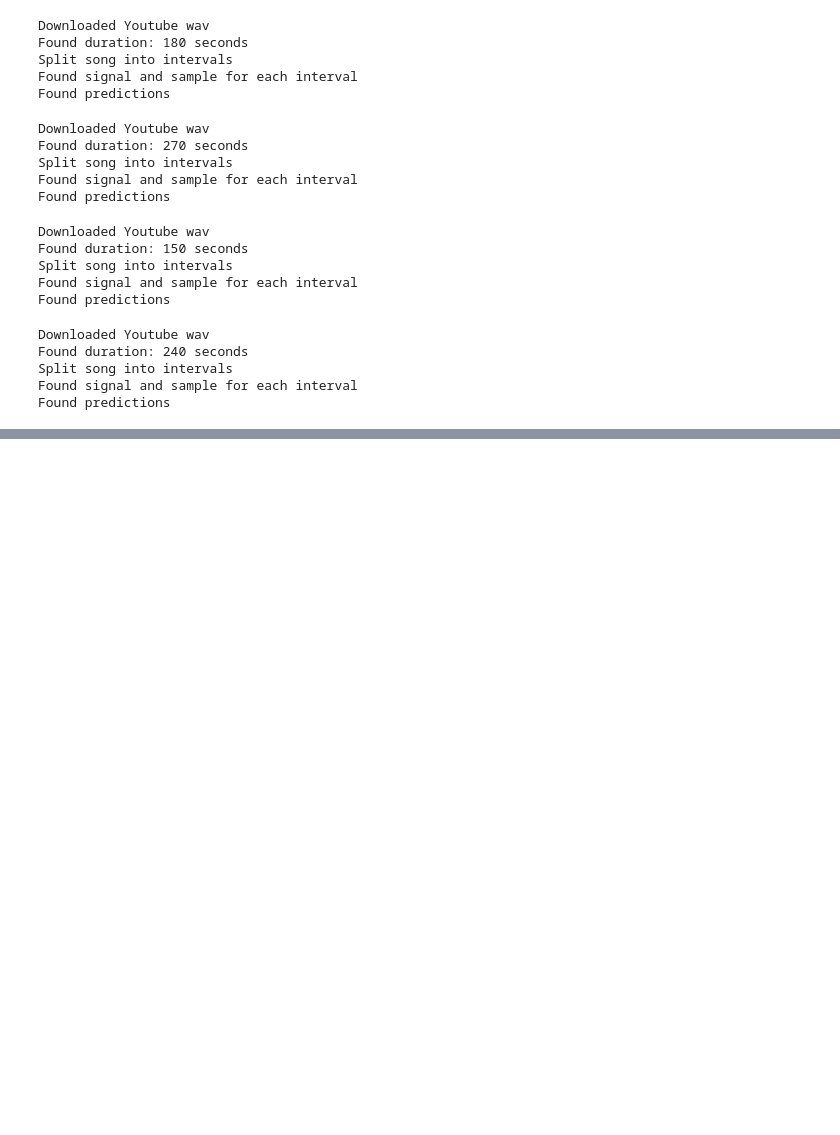
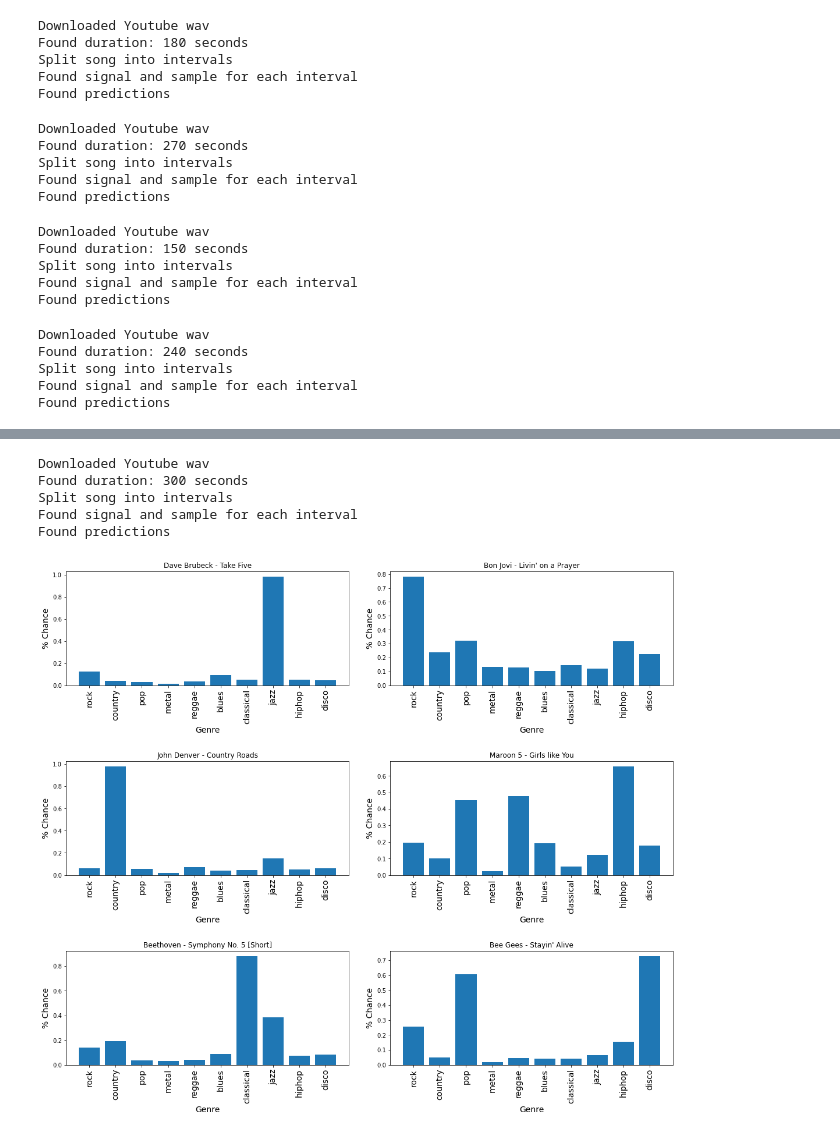
Before and after one commit to dharm1k987/tensorflow_covid-19, a Jupyter notebook: tensorflow_music_genre_classification/Music Genre Classification.ipynb, the cells around one changed output, grey strips where cells are left out. Drawn from its saved outputs; the diff is of its cells as text; code cells hidden in the pictures; blank space fills up the shorter version.

Commit message:
Add proper subplots, done

```diff
--- a/tensorflow_music_genre_classification/Music Genre Classification.ipynb
+++ b/tensorflow_music_genre_classification/Music Genre Classification.ipynb
@@ -494,0 +483,41 @@ for i in range(0, len(f_list)):
+# %%
+f6, t6 = predict_song_genre("https://www.youtube.com/watch?v=vmDDOFXSgAs",
+                title="Dave Brubeck - Take Five")
+# %% [output]
+Downloaded Youtube wav
+Found duration: 300 seconds
+Split song into intervals
+Found signal and sample for each interval
+Found predictions
+# %%
+f_list = [f1, f2, f3, f4, f5, f6]
+t_list = [t1, t2, t3, t4, t5, t6]
+
+nplots = len(f_list)
+ncols = 2
+nrows = (nplots + 1) // ncols
+
+fig, axes = plt.subplots(nrows=nrows, ncols=ncols, figsize=(16,14))
+
+for plot_num in range(nplots):
+    ax = plt.subplot(nrows, ncols, plot_num + 1)
+    plt.sca(ax)
+    plt.tight_layout(pad=3.0)
+    ax.bar(range(0, 10), f_list[plot_num-1]/np.linalg.norm(f_list[plot_num-1]))
+    ax.set_ylabel('% Chance', fontsize=14)
+    ax.set_xlabel('Genre', fontsize=14)
+    ax.set_title(t_list[plot_num-1])
+    plt.xticks(np.arange(10), [
+        'rock',
+        'country',
+        'pop',
+        'metal',
+        'reggae',
+        'blues',
+        'classical',
+        'jazz',
+        'hiphop',
+        'disco',
+    ], rotation=90, fontsize=14)
+# %% [output]
+[figure, added]
```
Also changed, not shown: parts of 2 cells of this notebook.
